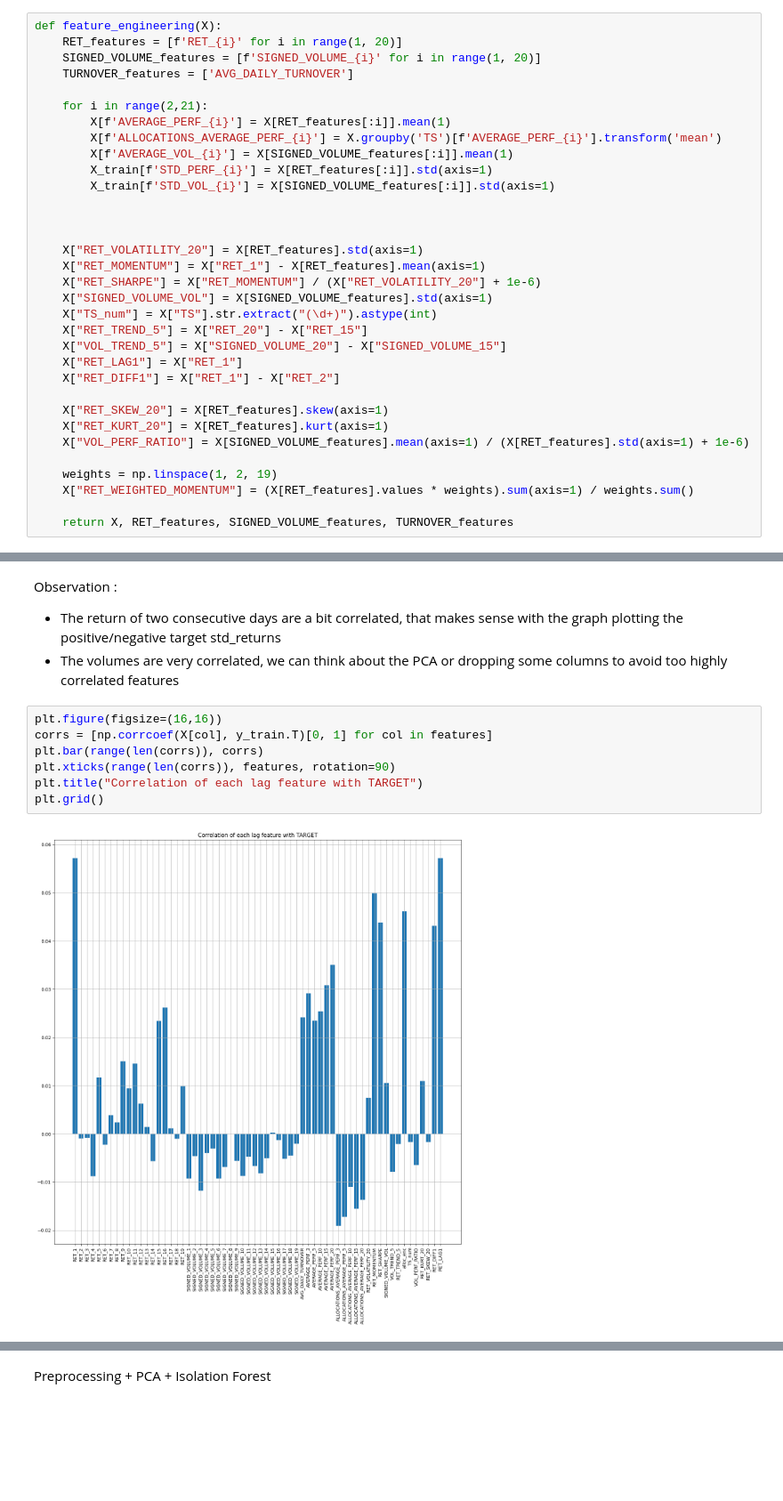
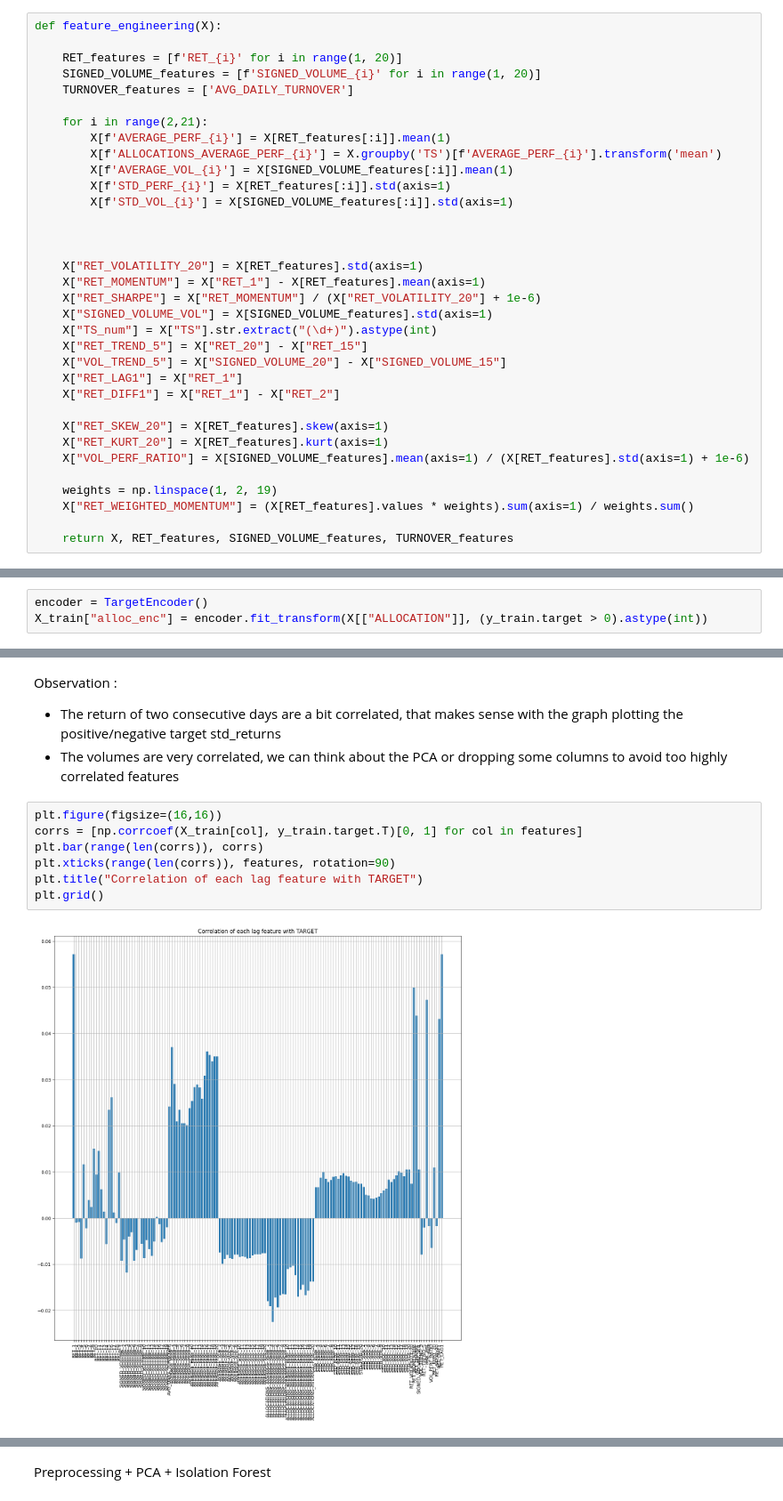
Before and after one commit to leclercrafael/QRT-Asset-Allocation-Performance-forecasting, a Jupyter notebook: main_raf.ipynb, the cells around one changed output, grey strips where cells are left out. Shown at 89% size. Saved outputs shown, nothing was run; the diff lists cells and outputs as text; blank space fills up the shorter version.

```diff
--- a/main_raf.ipynb
+++ b/main_raf.ipynb
@@ -265,6 +269,7 @@ pd.DataFrame((y_train.target>0).astype(int))
 Feature engineering of Olivier
 # %%
 def feature_engineering(X):
+
     RET_features = [f'RET_{i}' for i in range(1, 20)]
     SIGNED_VOLUME_features = [f'SIGNED_VOLUME_{i}' for i in range(1, 20)]
     TURNOVER_features = ['AVG_DAILY_TURNOVER']
@@ -273,8 +278,8 @@ def feature_engineering(X):
         X[f'AVERAGE_PERF_{i}'] = X[RET_features[:i]].mean(1)
         X[f'ALLOCATIONS_AVERAGE_PERF_{i}'] = X.groupby('TS')[f'AVERAGE_PERF_{i}'].transform('mean')
         X[f'AVERAGE_VOL_{i}'] = X[SIGNED_VOLUME_features[:i]].mean(1)
-        X_train[f'STD_PERF_{i}'] = X[RET_features[:i]].std(axis=1)
-        X_train[f'STD_VOL_{i}'] = X[SIGNED_VOLUME_features[:i]].std(axis=1)
+        X[f'STD_PERF_{i}'] = X[RET_features[:i]].std(axis=1)
+        X[f'STD_VOL_{i}'] = X[SIGNED_VOLUME_features[:i]].std(axis=1)
 
 
 
@@ -346,0 +331,3 @@ features = (
+# %%
+encoder = TargetEncoder()
+X_train["alloc_enc"] = encoder.fit_transform(X[["ALLOCATION"]], (y_train.target > 0).astype(int))
@@ -360,10 +351,10 @@ Observation :
 - The volumes are very correlated, we can think about the PCA or dropping some columns to avoid too highly correlated features
 # %%
 plt.figure(figsize=(16,16))
-corrs = [np.corrcoef(X[col], y_train.T)[0, 1] for col in features]
+corrs = [np.corrcoef(X_train[col], y_train.target.T)[0, 1] for col in features]
 plt.bar(range(len(corrs)), corrs)
 plt.xticks(range(len(corrs)), features, rotation=90)
 plt.title("Correlation of each lag feature with TARGET")
 plt.grid()
 # %% [output]
-[figure, old version]
+[figure, new version]
```
Also changed, not shown: parts of 27 cells of this notebook.
